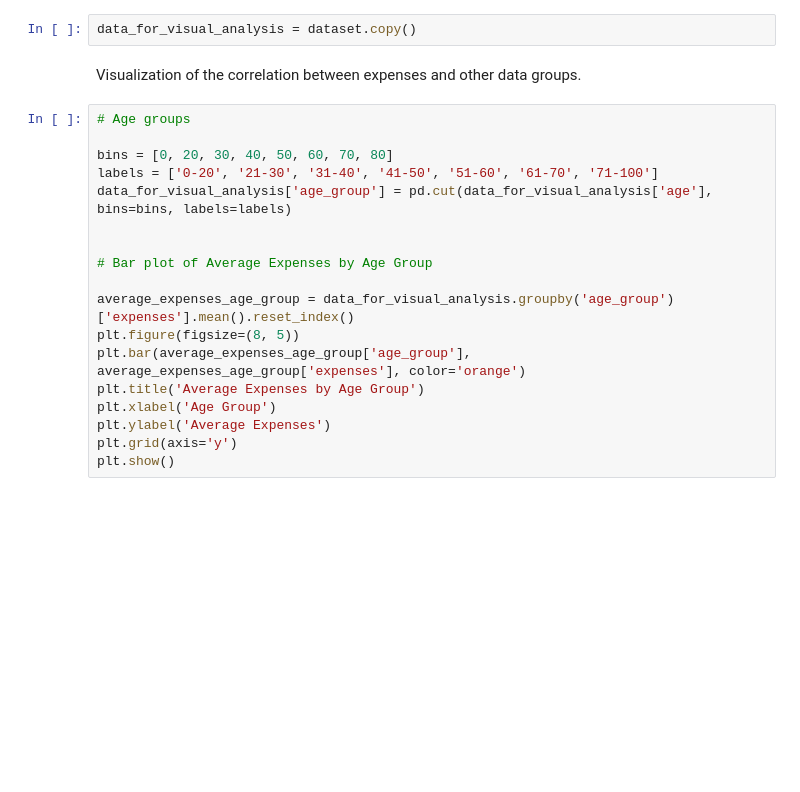
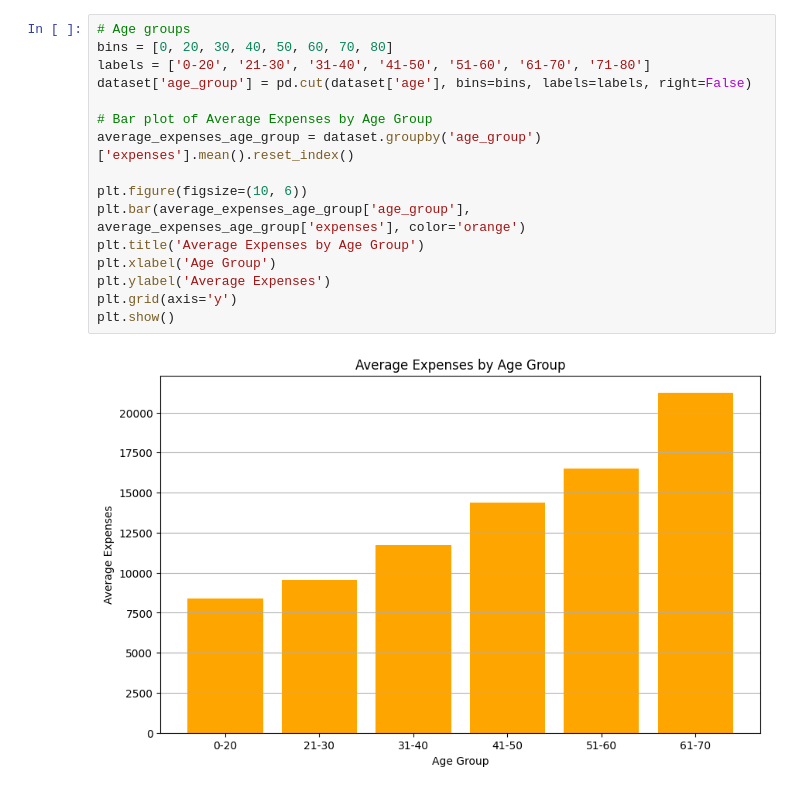
Before and after one commit to agsafronenko/Machine-Learning-Linear-Regression-Health-Costs-Calculator, a Jupyter notebook: FCC_predict_health_costs_with_regression.ipynb, the cells around one changed output. Cells and saved outputs as stored; diff of their text form; blank space fills up the shorter version.

```diff
--- a/FCC_predict_health_costs_with_regression.ipynb
+++ b/FCC_predict_health_costs_with_regression.ipynb
@@ -28,22 +46,18 @@ dataset.tail()
-# %%
-data_for_visual_analysis = dataset.copy()
-# %% [markdown]
-Visualization of the correlation between expenses and other data groups.
 # %%
 # Age groups
-
 bins = [0, 20, 30, 40, 50, 60, 70, 80]
-labels = ['0-20', '21-30', '31-40', '41-50', '51-60', '61-70', '71-100']
-data_for_visual_analysis['age_group'] = pd.cut(data_for_visual_analysis['age'], bins=bins, labels=labels)
-
+labels = ['0-20', '21-30', '31-40', '41-50', '51-60', '61-70', '71-80']
+dataset['age_group'] = pd.cut(dataset['age'], bins=bins, labels=labels, right=False)
 
 # Bar plot of Average Expenses by Age Group
+average_expenses_age_group = dataset.groupby('age_group')['expenses'].mean().reset_index()
 
-average_expenses_age_group = data_for_visual_analysis.groupby('age_group')['expenses'].mean().reset_index()
-plt.figure(figsize=(8, 5))
+plt.figure(figsize=(10, 6))
 plt.bar(average_expenses_age_group['age_group'], average_expenses_age_group['expenses'], color='orange')
 plt.title('Average Expenses by Age Group')
 plt.xlabel('Age Group')
 plt.ylabel('Average Expenses')
 plt.grid(axis='y')
 plt.show()
+# %% [output]
+[figure, added]
```
Also changed, not shown: parts of 16 cells of this notebook.
